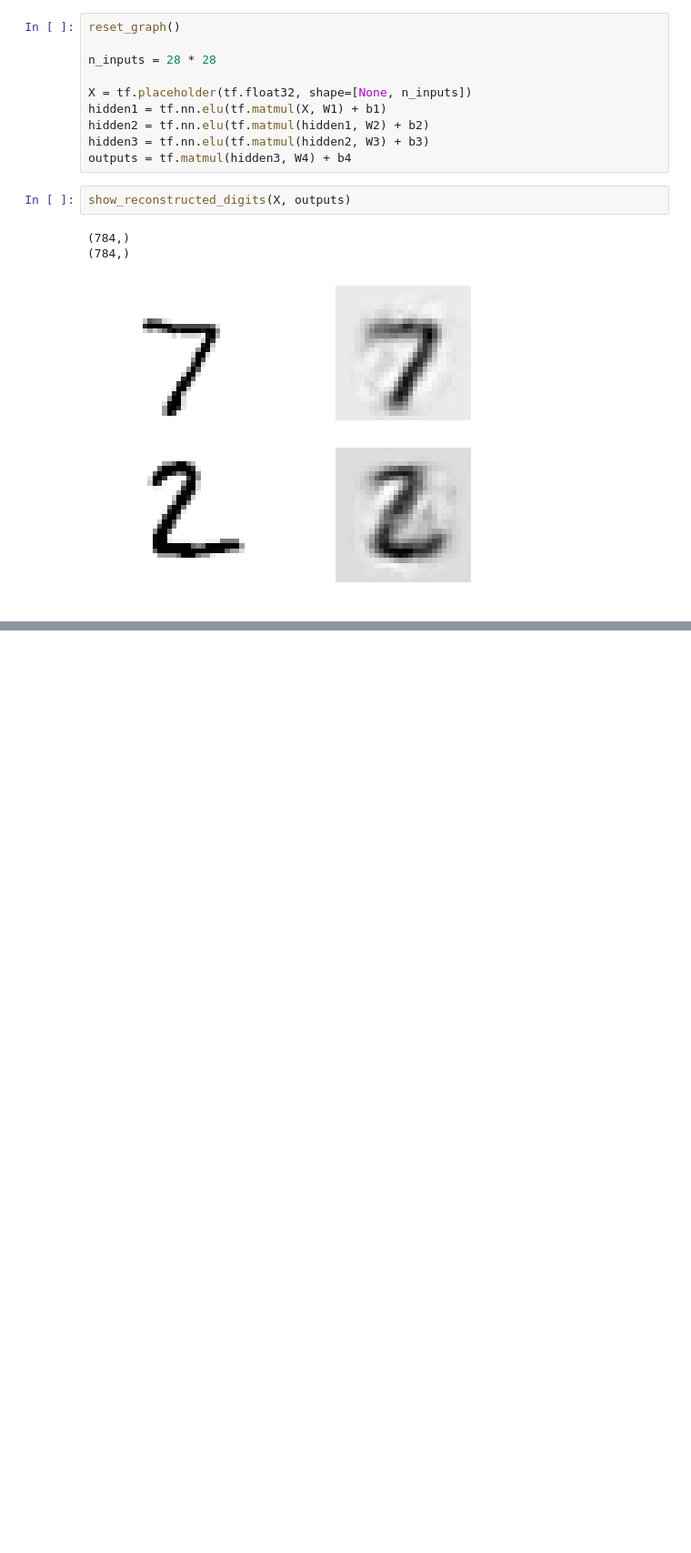
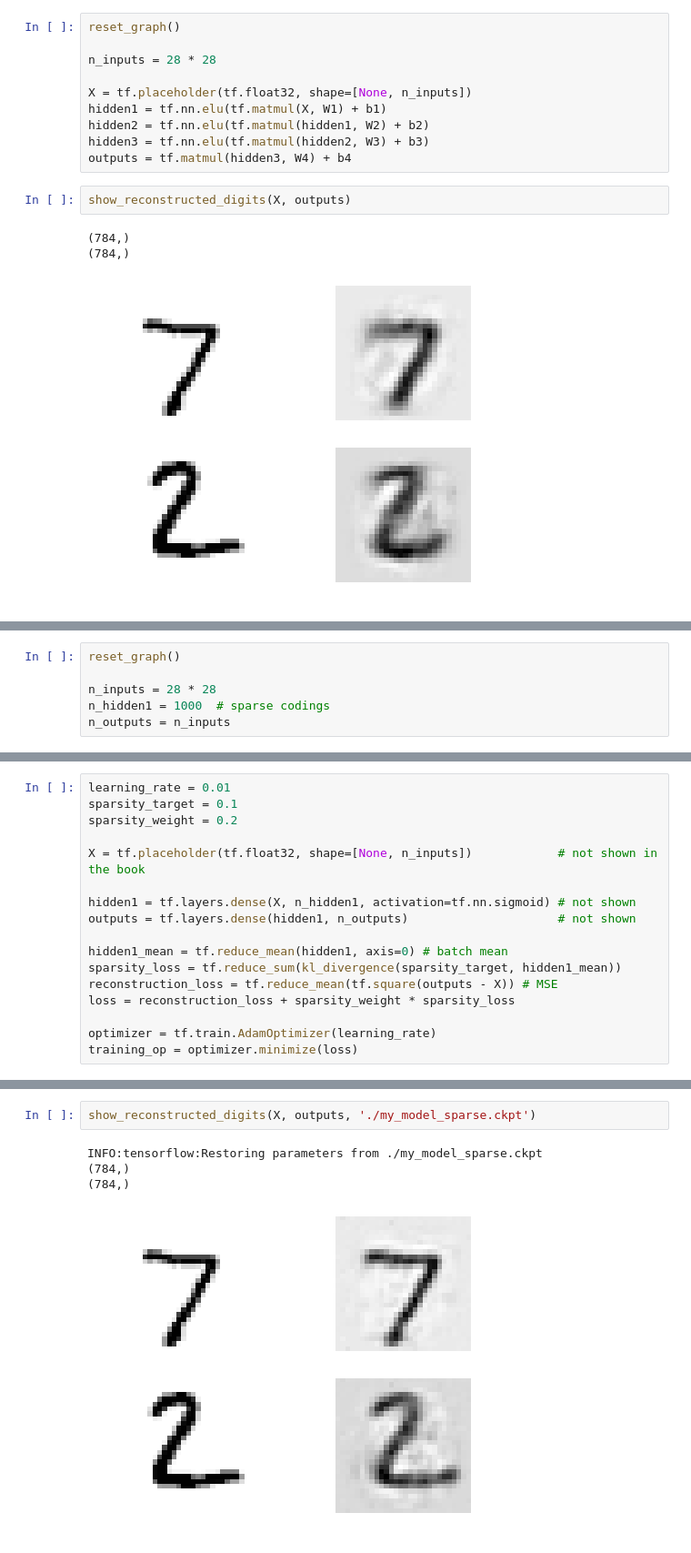
Before and after one commit to yl238/murphy-book, a Jupyter notebook: tensorflow/15-Autoencoders.ipynb, the cells around one changed output, grey strips where cells are left out. Shown at 91% size. Saved outputs shown, nothing was run; the diff lists cells and outputs as text; blank space fills up the shorter version.

```diff
--- a/tensorflow/15-Autoencoders.ipynb
+++ b/tensorflow/15-Autoencoders.ipynb
@@ -305,0 +604,6 @@ show_graph(tf.get_default_graph())
+# %%
+reset_graph()
+
+n_inputs = 28 * 28
+n_hidden1 = 1000  # sparse codings
+n_outputs = n_inputs
@@ -305,0 +614,17 @@ show_graph(tf.get_default_graph())
+# %%
+learning_rate = 0.01
+sparsity_target = 0.1
+sparsity_weight = 0.2
+
+X = tf.placeholder(tf.float32, shape=[None, n_inputs])            # not shown in the book
+
+hidden1 = tf.layers.dense(X, n_hidden1, activation=tf.nn.sigmoid) # not shown
+outputs = tf.layers.dense(hidden1, n_outputs)                     # not shown
+
+hidden1_mean = tf.reduce_mean(hidden1, axis=0) # batch mean
+sparsity_loss = tf.reduce_sum(kl_divergence(sparsity_target, hidden1_mean))
+reconstruction_loss = tf.reduce_mean(tf.square(outputs - X)) # MSE
+loss = reconstruction_loss + sparsity_weight * sparsity_loss
+
+optimizer = tf.train.AdamOptimizer(learning_rate)
+training_op = optimizer.minimize(loss)
@@ -305,0 +671,7 @@ show_graph(tf.get_default_graph())
+# %%
+show_reconstructed_digits(X, outputs, './my_model_sparse.ckpt')
+# %% [output]
+INFO:tensorflow:Restoring parameters from ./my_model_sparse.ckpt
+(784,)
+(784,)
+[figure, added]
```
Also changed, not shown: parts of 26 cells of this notebook, 1 other file.
